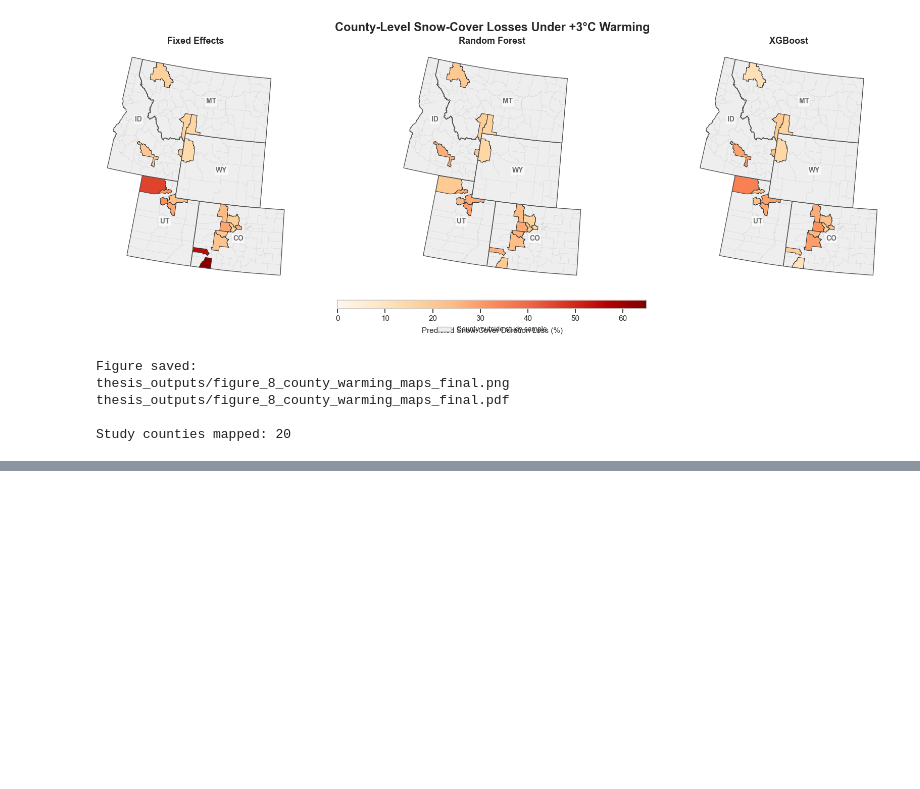
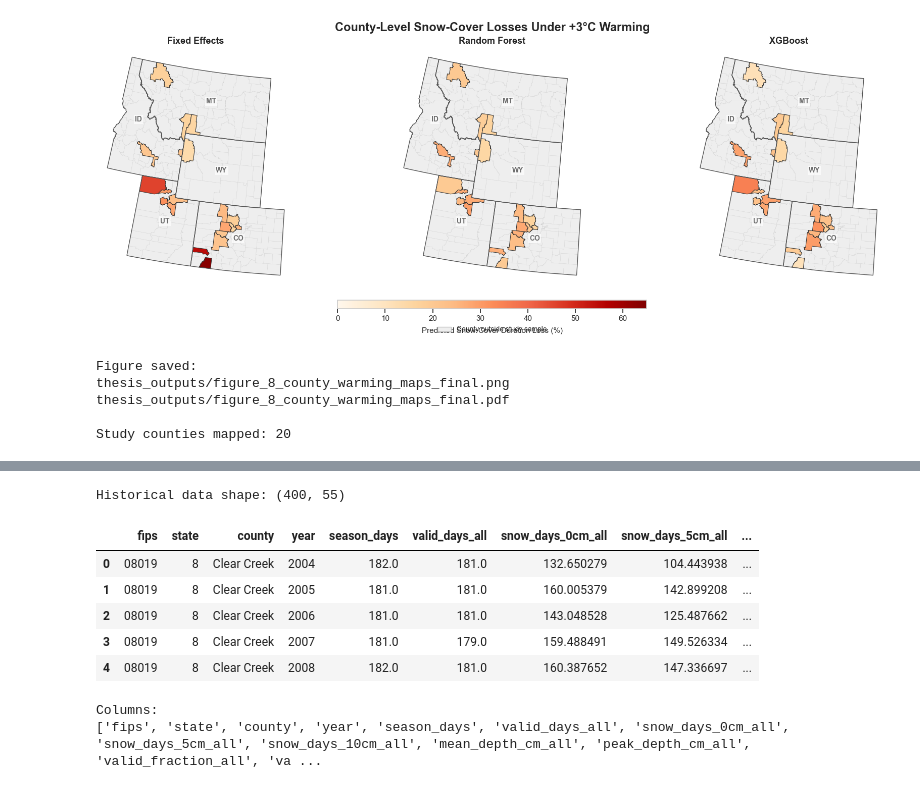
Before and after one commit to evasbenson/snow-ml-thesis, a Jupyter notebook: code/snow_model.ipynb, the cells around one changed output, grey strips where cells are left out. Cells and saved outputs as stored; diff of their text form; code cells hidden in the pictures; blank space fills up the shorter version.

```diff
--- a/code/snow_model.ipynb
+++ b/code/snow_model.ipynb
@@ -14620,0 +15123,25 @@ Study counties mapped: 20
+# %%
+import pandas as pd
+from pathlib import Path
+
+DATA_DIR = Path.home() / "Files/thesis/snow_ml/ml_model"
+
+historical = pd.read_csv(
+    DATA_DIR / "county_snodas_10cm_30cm_merged.csv",
+    dtype={"fips": str}
+)
+
+print("Historical data shape:", historical.shape)
+display(historical.head())
+print("\nColumns:")
+print(historical.columns.tolist())
+# %% [output]
+Historical data shape: (400, 55)
+|  | fips | state | county | year | season_days | valid_days_all | snow_days_0cm_all | snow_days_5cm_all | ... |
+| 0 | 08019 | 8 | Clear Creek | 2004 | 182.0 | 181.0 | 132.650279 | 104.443938 | ... |
+| 1 | 08019 | 8 | Clear Creek | 2005 | 181.0 | 181.0 | 160.005379 | 142.899208 | ... |
+| 2 | 08019 | 8 | Clear Creek | 2006 | 181.0 | 181.0 | 143.048528 | 125.487662 | ... |
+| 3 | 08019 | 8 | Clear Creek | 2007 | 181.0 | 179.0 | 159.488491 | 149.526334 | ... |
+| 4 | 08019 | 8 | Clear Creek | 2008 | 182.0 | 181.0 | 160.387652 | 147.336697 | ... |
+Columns:
+['fips', 'state', 'county', 'year', 'season_days', 'valid_days_all', 'snow_days_0cm_all', 'snow_days_5cm_all', 'snow_days_10cm_all', 'mean_depth_cm_all', 'peak_depth_cm_all', 'valid_fraction_all', 'va ...
```
Also changed, not shown: parts of 14 cells of this notebook, 39 other files.
